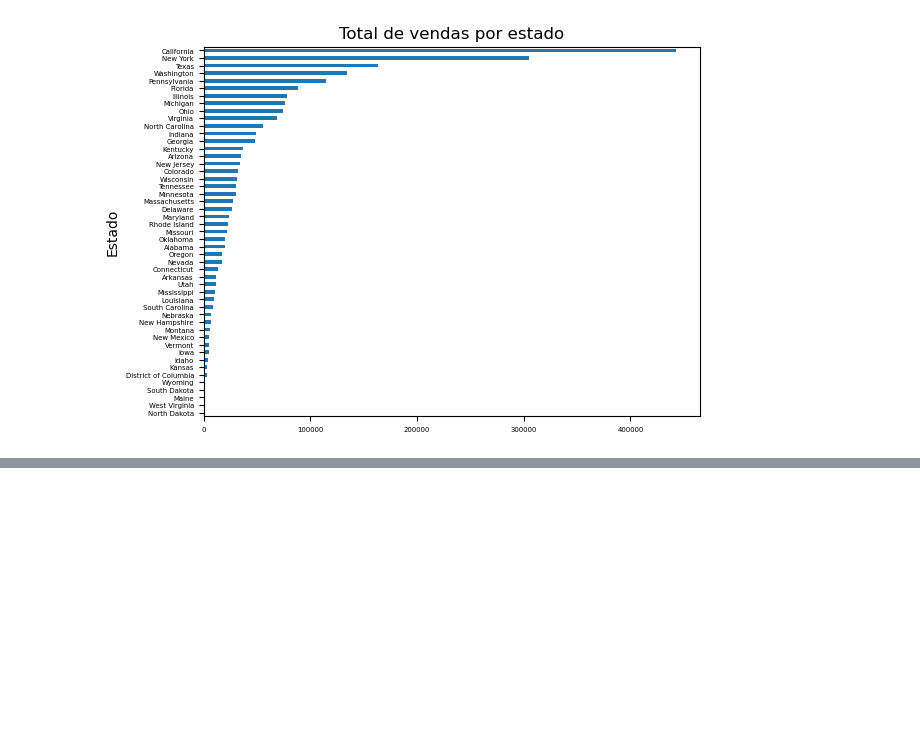
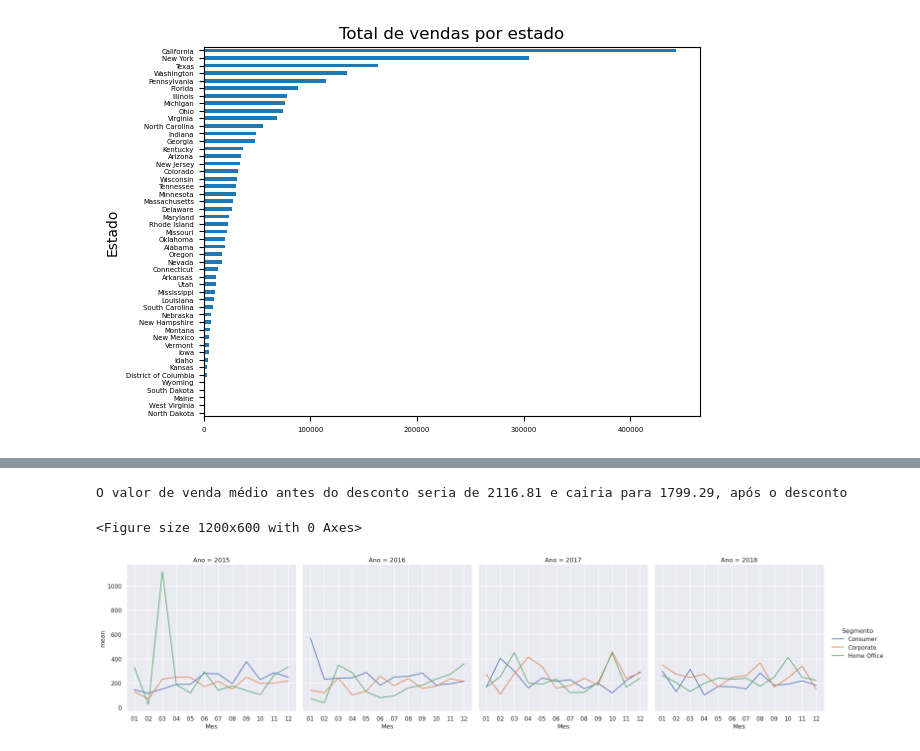
Before and after one commit to buenogi/Comercio, a Jupyter notebook: Analise.ipynb, the cells around one changed output, grey strips where cells are left out. Cells and saved outputs as stored; diff of their text form; code cells hidden in the pictures; blank space fills up the shorter version.

```diff
--- a/Analise.ipynb
+++ b/Analise.ipynb
@@ -89,0 +179,40 @@ plot4.set_xlabel("Valor total de vendas")
+# %%
+# Pergunta 8 - Considere Que a Empresa Decida Conceder o Desconto de 15% do Item Anterior.
+# Qual Seria a Média do Valor de Venda Antes e Depois do Desconto?
+antes_15 = dados.loc[dados["Desconto"] ==15, "Valor_Venda"]
+valor_venda_medio_antes = antes_15.mean()
+
+dados["Valor_Venda_Desconto"] =0
+for i in dados.index:
+    dados.loc[i, "Valor_Venda_Desconto"] = dados.loc[i, "Valor_Venda"]-(dados.loc[i, "Valor_Venda"]*(dados.loc[i, "Desconto"]/100))
+depois_15 = dados.loc[dados["Desconto"] == 15, "Valor_Venda_Desconto"]
+
+valor_venda_medio_depois = depois_15.mean()
+print(f"O valor de venda médio antes do desconto seria de {valor_venda_medio_antes.round(2)} e cairia para {valor_venda_medio_depois.round(2)}, após o desconto")
+# %% [output]
+O valor de venda médio antes do desconto seria de 2116.81 e cairia para 1799.29, após o desconto
+# %%
+# Pergunta 9 - Qual o Média de Vendas Por Segmento, Por Ano e Por Mês?
+media_seg = dados.groupby(["Segmento", "Ano", "Mes"])["Valor_Venda"].agg([np.sum, np.mean, np.median])
+
+# Extração dos níveis
+
+segmento = media_seg.index.get_level_values(0)
+ano = media_seg.index.get_level_values(1)
+mes = media_seg.index.get_level_values(2)
+
+
+# Plot
+
+plt.figure(figsize = (12,6))
+sns.set()
+plot6 = sns.relplot(kind = "line",
+                    data = media_seg,
+                    y = "mean",
+                    x = mes,
+                    hue = segmento,
+                    col = ano,
+                    col_wrap = 4)
+# %% [output]
+<Figure size 1200x600 with 0 Axes>
+[figure, added]
```
Also changed, not shown: parts of 14 cells of this notebook.
